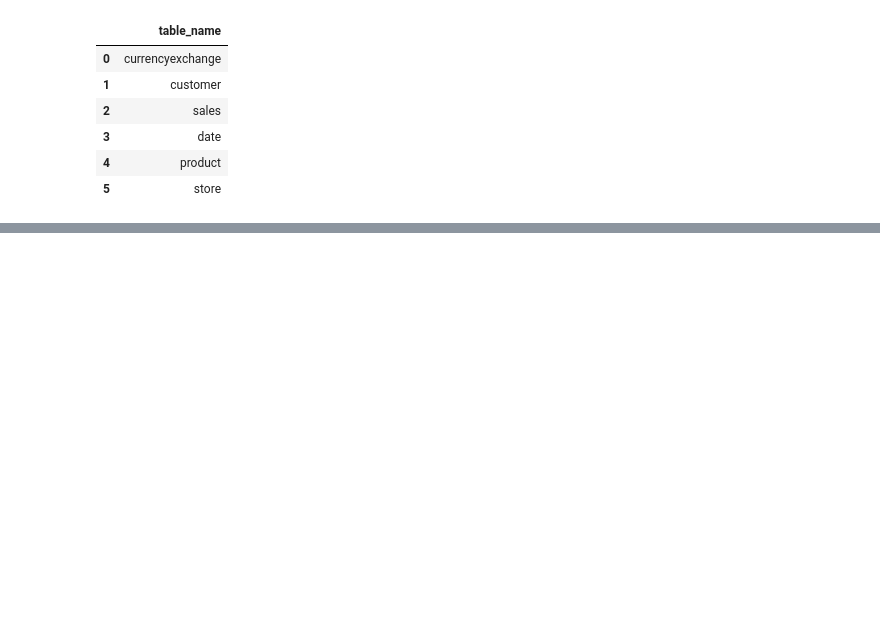
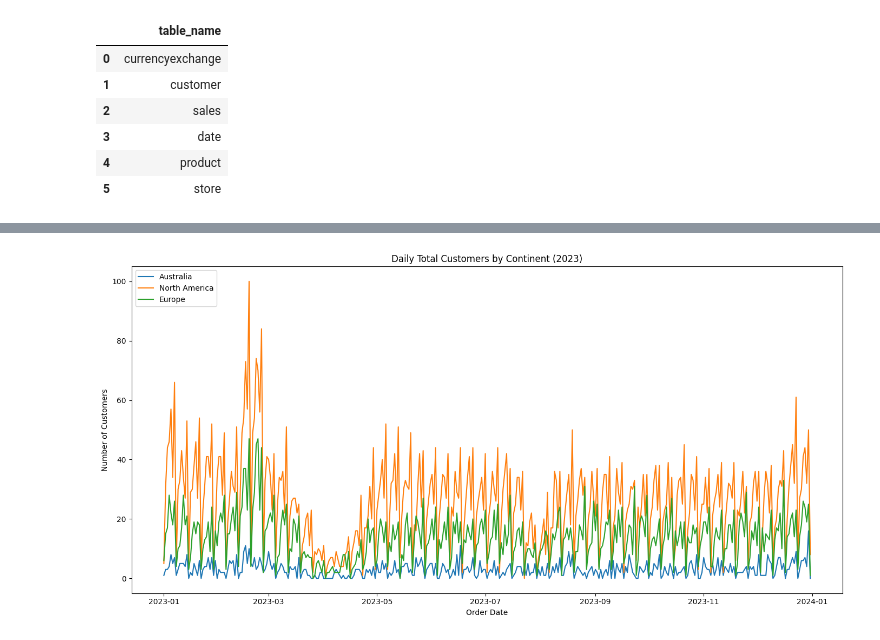
Before and after one commit to RAWKING/RAWKING, a Jupyter notebook: Resources/Blank_SQL_Notebook.ipynb, the cells around one changed output, grey strips where cells are left out. Drawn from its saved outputs; the diff is of its cells as text; code cells hidden in the pictures; blank space fills up the shorter version.

```diff
--- a/Resources/Blank_SQL_Notebook.ipynb
+++ b/Resources/Blank_SQL_Notebook.ipynb
@@ -213,0 +241,26 @@ Warning: total number of rows (124451) exceeds max_rows (20000). Limiting to fir
+# %%
+import matplotlib.pyplot as plt
+import pandas as pd
+
+df_continent_customers = _
+
+plt.figure(figsize=(14, 7))
+
+# Create individual line plots for each continent
+plt.plot(df_continent_customers['orderdate'], df_continent_customers['au_customers'], label='Australia', linestyle='-')
+plt.plot(df_continent_customers['orderdate'], df_continent_customers['na_customers'], label='North America', linestyle='-')
+plt.plot(df_continent_customers['orderdate'], df_continent_customers['eu_customers'], label='Europe', linestyle='-')
+
+# Plot the total customers as a line on top for comparison
+#plt.plot(df_continent_customers['orderdate'], df_continent_customers['total_customers'], color='darkolivegreen', linestyle='-', linewidth=2, label='Total Customers')
+
+plt.title('Daily Total Customers by Continent (2023)')
+plt.xlabel('Order Date')
+plt.ylabel('Number of Customers')
+plt.legend(loc='upper left')
+#plt.grid(True)
+#plt.xticks(rotation=45)
+plt.tight_layout()
+plt.show()
+# %% [output]
+[figure, added]
```
Also changed, not shown: parts of 6 cells of this notebook.
